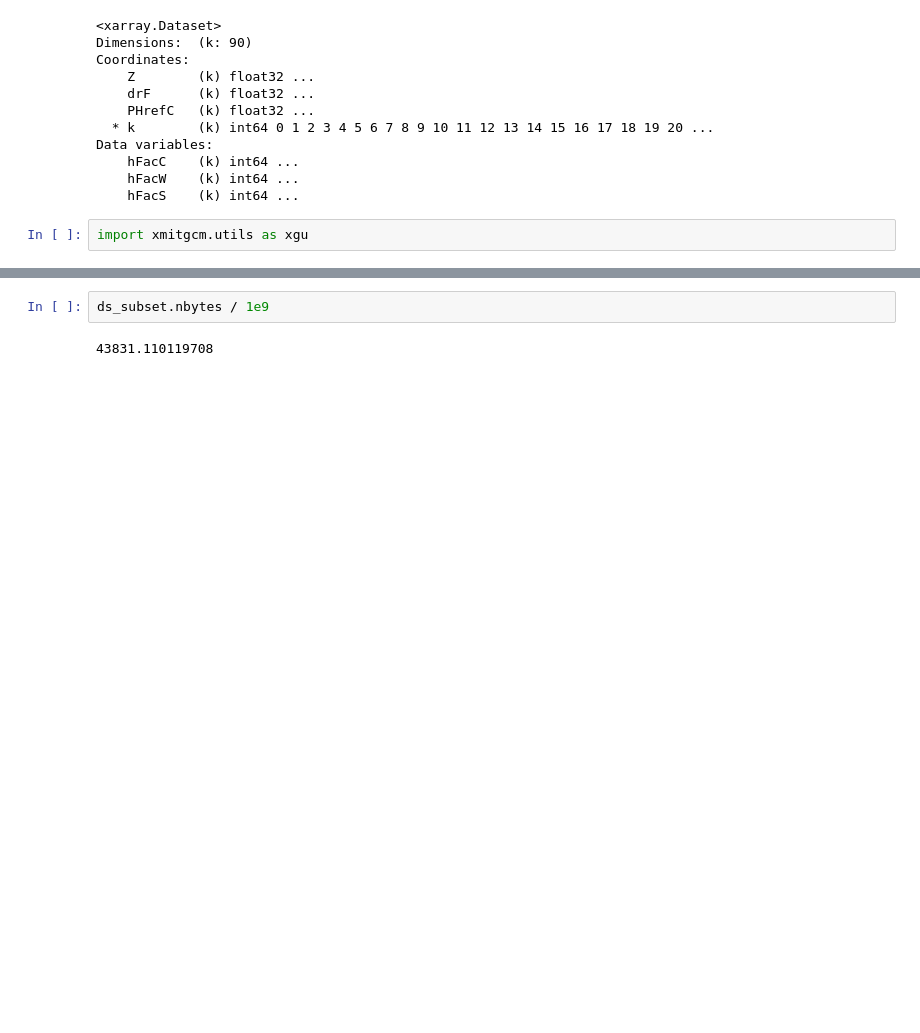
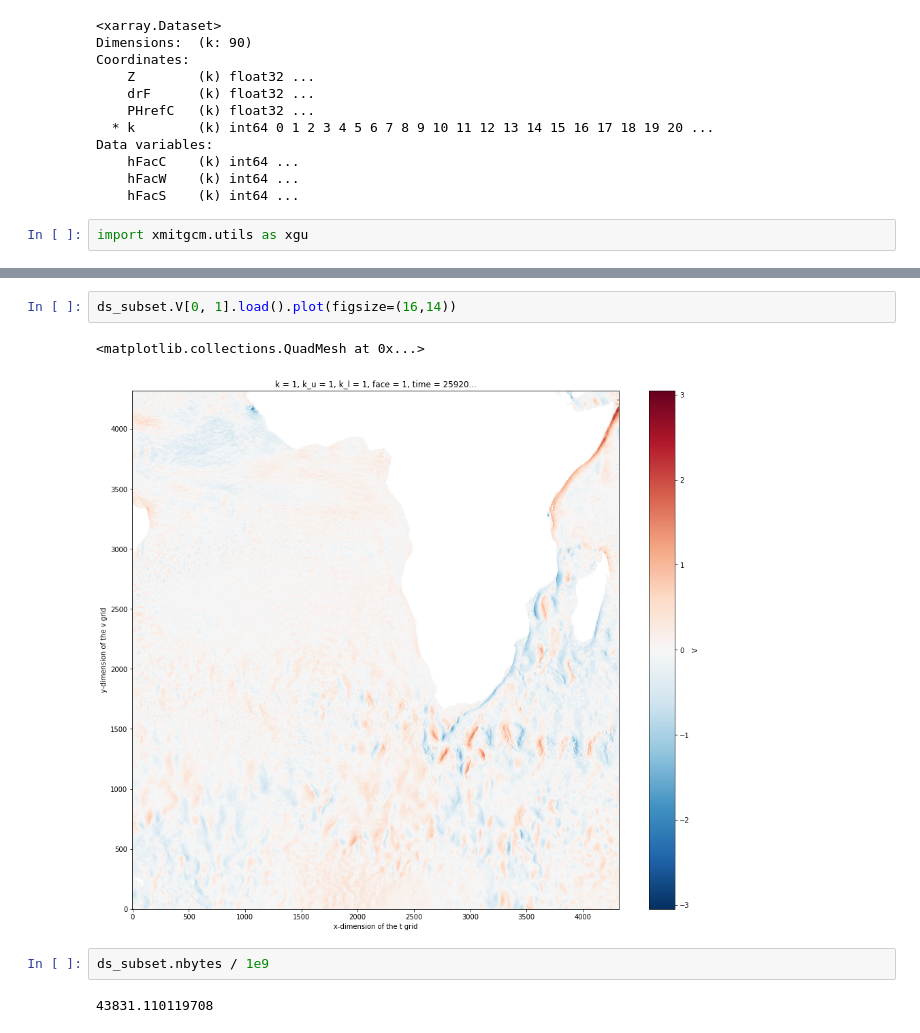
Before and after one commit to rabernat/llcreader, a Jupyter notebook: load_llc.ipynb, the cells around one changed output, grey strips where cells are left out. Cells and saved outputs as stored; diff of their text form; blank space fills up the shorter version.

```diff
--- a/load_llc.ipynb
+++ b/load_llc.ipynb
@@ -242,3 +267,8 @@ Coordinates:
+# %%
+ds_subset.V[0, 1].load().plot(figsize=(16,14))
+# %% [output]
+<matplotlib.collections.QuadMesh at 0x...>
+[figure, added]
 # %%
 ds_subset.nbytes / 1e9
 # %% [output]
```
Also changed, not shown: parts of 5 cells of this notebook.
